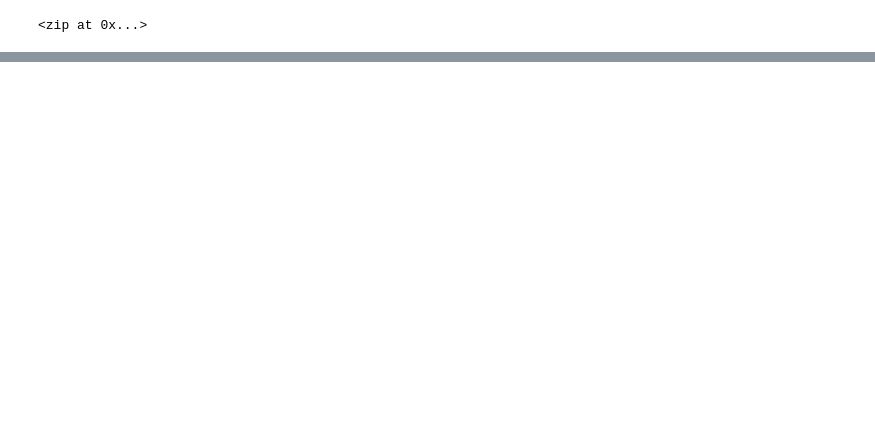
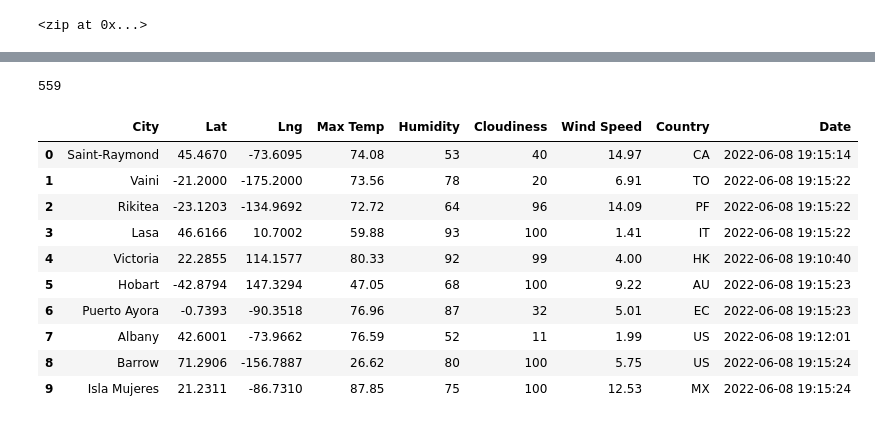
Before and after one commit to Orangexinlan/World_Weather_Analysis, a Jupyter notebook: WeatherPy.ipynb, the cells around one changed output, grey strips where cells are left out. Saved outputs shown, nothing was run; the diff lists cells and outputs as text; code cells hidden in the pictures; blank space fills up the shorter version.

```diff
--- a/WeatherPy.ipynb
+++ b/WeatherPy.ipynb
@@ -54,0 +61,4 @@ len(cities)
+# %%
+# Starting URL for Weather Map API Call.
+url = "http://api.openweathermap.org/data/2.5/weather?units=Imperial&APPID=" + weather_api_key
+print(url)
@@ -54,0 +151,20 @@ len(cities)
+# %%
+len(city_data)
+# %% [output]
+559
+# %%
+# Convert the array of dictionaries to a Pandas DataFrame.
+city_data_df = pd.DataFrame(city_data)
+city_data_df.head(10)
+# %% [output]
+|  | City | Lat | Lng | Max Temp | Humidity | Cloudiness | Wind Speed | Country | Date |
+| 0 | Saint-Raymond | 45.4670 | -73.6095 | 74.08 | 53 | 40 | 14.97 | CA | 2022-06-08 19:15:14 |
+| 1 | Vaini | -21.2000 | -175.2000 | 73.56 | 78 | 20 | 6.91 | TO | 2022-06-08 19:15:22 |
+| 2 | Rikitea | -23.1203 | -134.9692 | 72.72 | 64 | 96 | 14.09 | PF | 2022-06-08 19:15:22 |
+| 3 | Lasa | 46.6166 | 10.7002 | 59.88 | 93 | 100 | 1.41 | IT | 2022-06-08 19:15:22 |
+| 4 | Victoria | 22.2855 | 114.1577 | 80.33 | 92 | 99 | 4.00 | HK | 2022-06-08 19:10:40 |
+| 5 | Hobart | -42.8794 | 147.3294 | 47.05 | 68 | 100 | 9.22 | AU | 2022-06-08 19:15:23 |
+| 6 | Puerto Ayora | -0.7393 | -90.3518 | 76.96 | 87 | 32 | 5.01 | EC | 2022-06-08 19:15:23 |
+| 7 | Albany | 42.6001 | -73.9662 | 76.59 | 52 | 11 | 1.99 | US | 2022-06-08 19:12:01 |
+| 8 | Barrow | 71.2906 | -156.7887 | 26.62 | 80 | 100 | 5.75 | US | 2022-06-08 19:15:24 |
+| 9 | Isla Mujeres | 21.2311 | -86.7310 | 87.85 | 75 | 100 | 12.53 | MX | 2022-06-08 19:15:24 |
```
Also changed, not shown: parts of 8 cells of this notebook, 4 other files.
